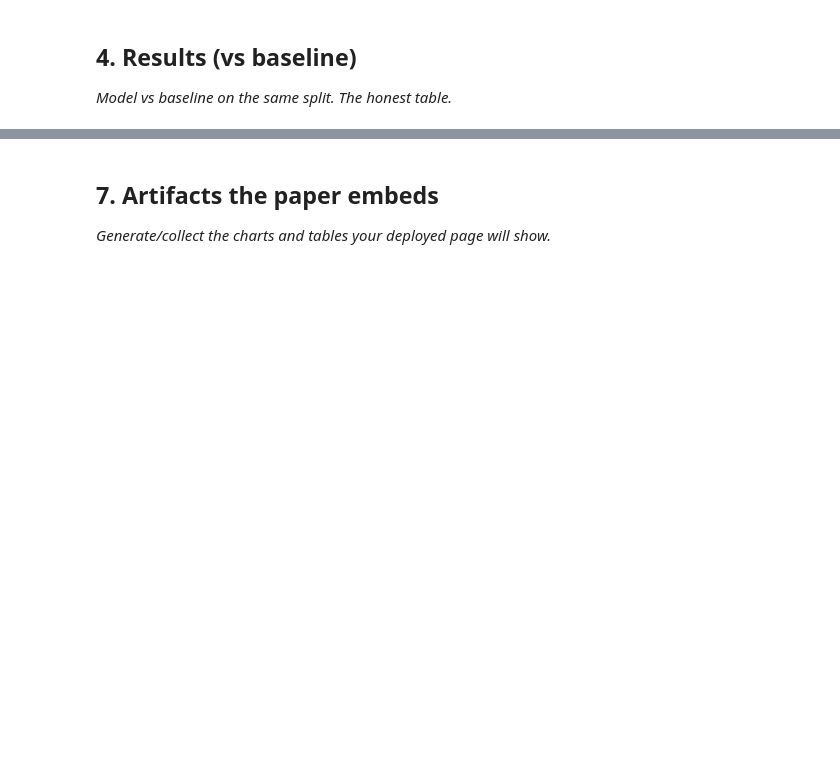
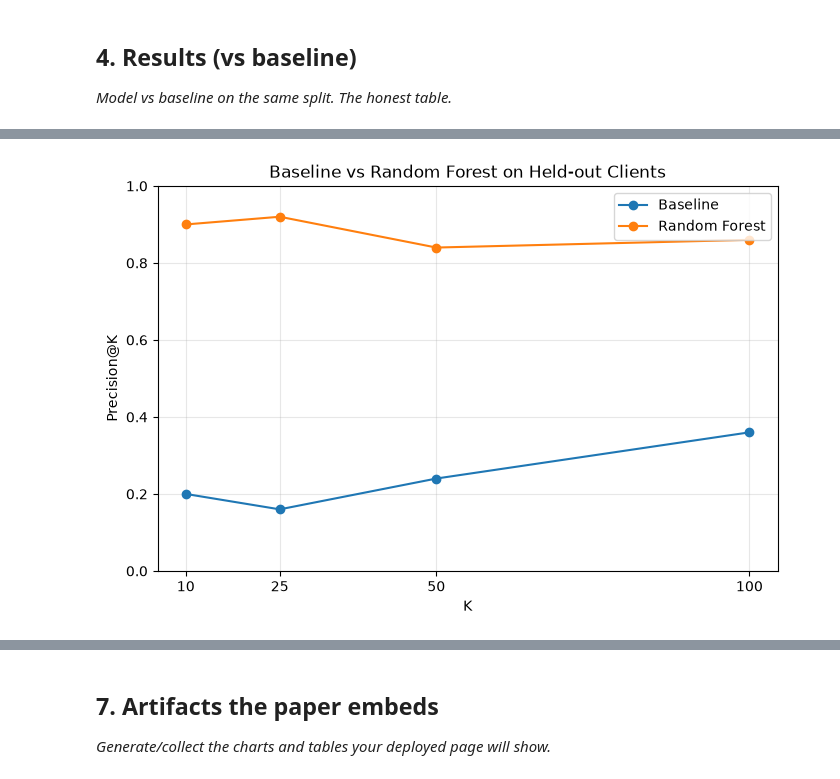
Before and after one commit to Ishwarsolanki-004/ML-internship-with-flyrank-ai, a Jupyter notebook: work/notebooks/capstone.ipynb, the cells around one changed output, grey strips where cells are left out. Cells and saved outputs as stored; diff of their text form; code cells hidden in the pictures; blank space fills up the shorter version.

```diff
--- a/work/notebooks/capstone.ipynb
+++ b/work/notebooks/capstone.ipynb
@@ -32,0 +409,30 @@ This skeleton is yours to fill. Work the sections **in order** — each one has
+# %%
+import matplotlib.pyplot as plt
+
+plt.figure(figsize=(8, 5))
+
+plt.plot(
+    results_df["k"],
+    results_df["baseline_precision_at_k"],
+    marker="o",
+    label="Baseline"
+)
+
+plt.plot(
+    results_df["k"],
+    results_df["random_forest_precision_at_k"],
+    marker="o",
+    label="Random Forest"
+)
+
+plt.xlabel("K")
+plt.ylabel("Precision@K")
+plt.title("Baseline vs Random Forest on Held-out Clients")
+plt.xticks(results_df["k"])
+plt.ylim(0, 1)
+plt.legend()
+plt.grid(True, alpha=0.3)
+
+plt.show()
+# %% [output]
+[figure, added]
```
Also changed, not shown: parts of 21 cells of this notebook, 18 other files.
